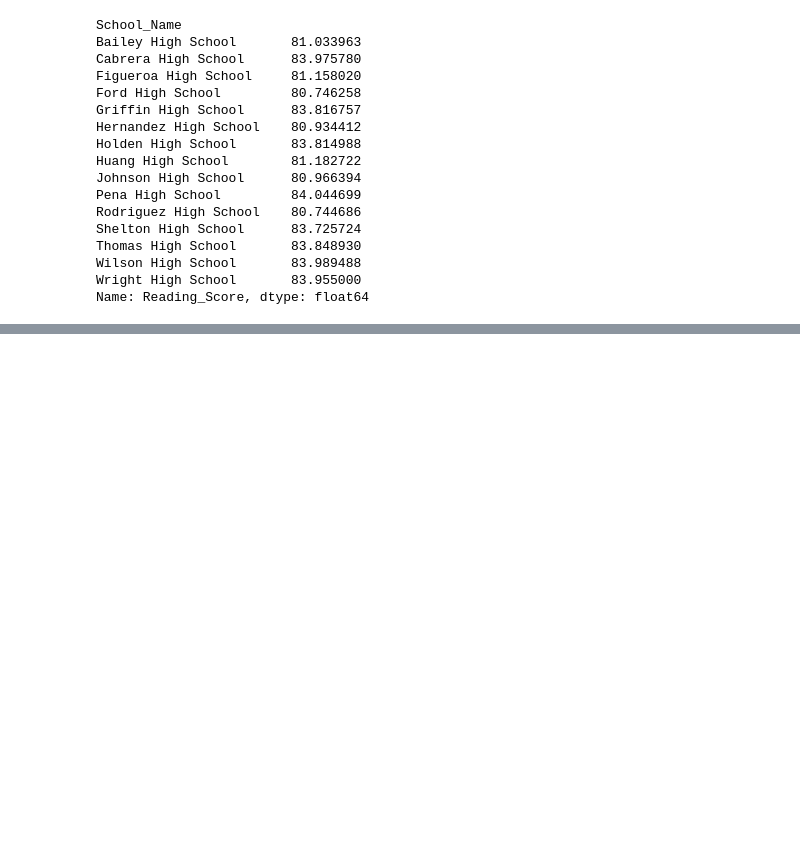
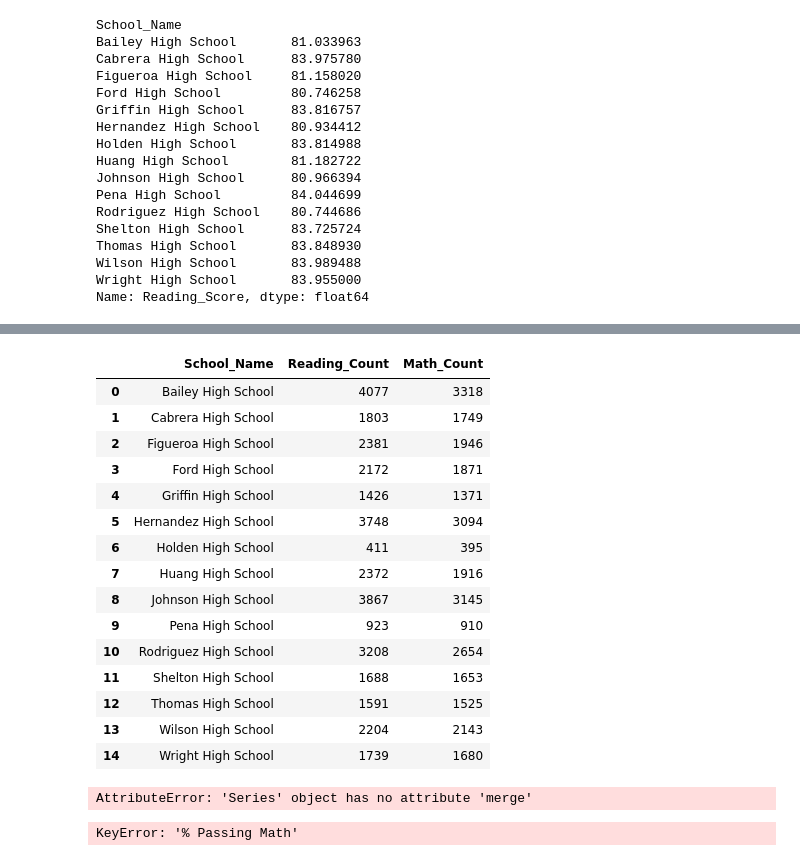
Before and after one commit to perliz77/pandas-challenge, a Jupyter notebook: Academy_Py.ipynb, the cells around one changed output, grey strips where cells are left out. Cells and saved outputs as stored; diff of their text form; code cells hidden in the pictures; blank space fills up the shorter version.

Commit message:
Add a MESS trying to fix errors when attempting to have %PassingMAth And %PAssingReading showing on one dataset. Still haven't figured out.

```diff
--- a/Academy_Py.ipynb
+++ b/Academy_Py.ipynb
@@ -337,0 +330,39 @@ merged_dataset
+# %%
+#So we can see both (% Passing Math & % Passing Reading) we must merge pass_count_read and pass_count_math:
+## We want to merge on School Name and by 'inner' to include only the contents found in both columns
+
+pass_count_combined = pass_count_read.merge(pass_count_math, on="School_Name", how='inner')
+
+pass_count_combined
+# %% [output]
+|  | School_Name | Reading_Count | Math_Count |
+| 0 | Bailey High School | 4077 | 3318 |
+| 1 | Cabrera High School | 1803 | 1749 |
+| 2 | Figueroa High School | 2381 | 1946 |
+| 3 | Ford High School | 2172 | 1871 |
+| 4 | Griffin High School | 1426 | 1371 |
+| 5 | Hernandez High School | 3748 | 3094 |
+| 6 | Holden High School | 411 | 395 |
+| 7 | Huang High School | 2372 | 1916 |
+| 8 | Johnson High School | 3867 | 3145 |
+| 9 | Pena High School | 923 | 910 |
+| 10 | Rodriguez High School | 3208 | 2654 |
+| 11 | Shelton High School | 1688 | 1653 |
+| 12 | Thomas High School | 1591 | 1525 |
+| 13 | Wilson High School | 2204 | 2143 |
+| 14 | Wright High School | 1739 | 1680 |
+# %%
+#So we can see both (% Passing Math & % Passing Reading) we must merge pass_count_read and pass_count_math:
+## We want to merge on School Name and by 'inner' to include only the contents found in both columns
+
+pass_count_combined_final = read_merged_dataset.merge(math_merged_dataset, on="School_Name", how='inner')
+# %% [output]
+AttributeError: 'Series' object has no attribute 'merge'
+# %%
+#Find the Overall Passing Rate (Average of the above two). To do this you add both scores per school then divide by 2:
+
+merged_dataset["Overall Passing Rate"] = (merged_dataset["% Passing Math"] + merged_dataset["% Passing Reading"])/2
+
+merged_dataset.head()
+# %% [output]
+KeyError: '% Passing Math'
```
Also changed, not shown: parts of 3 cells of this notebook.
